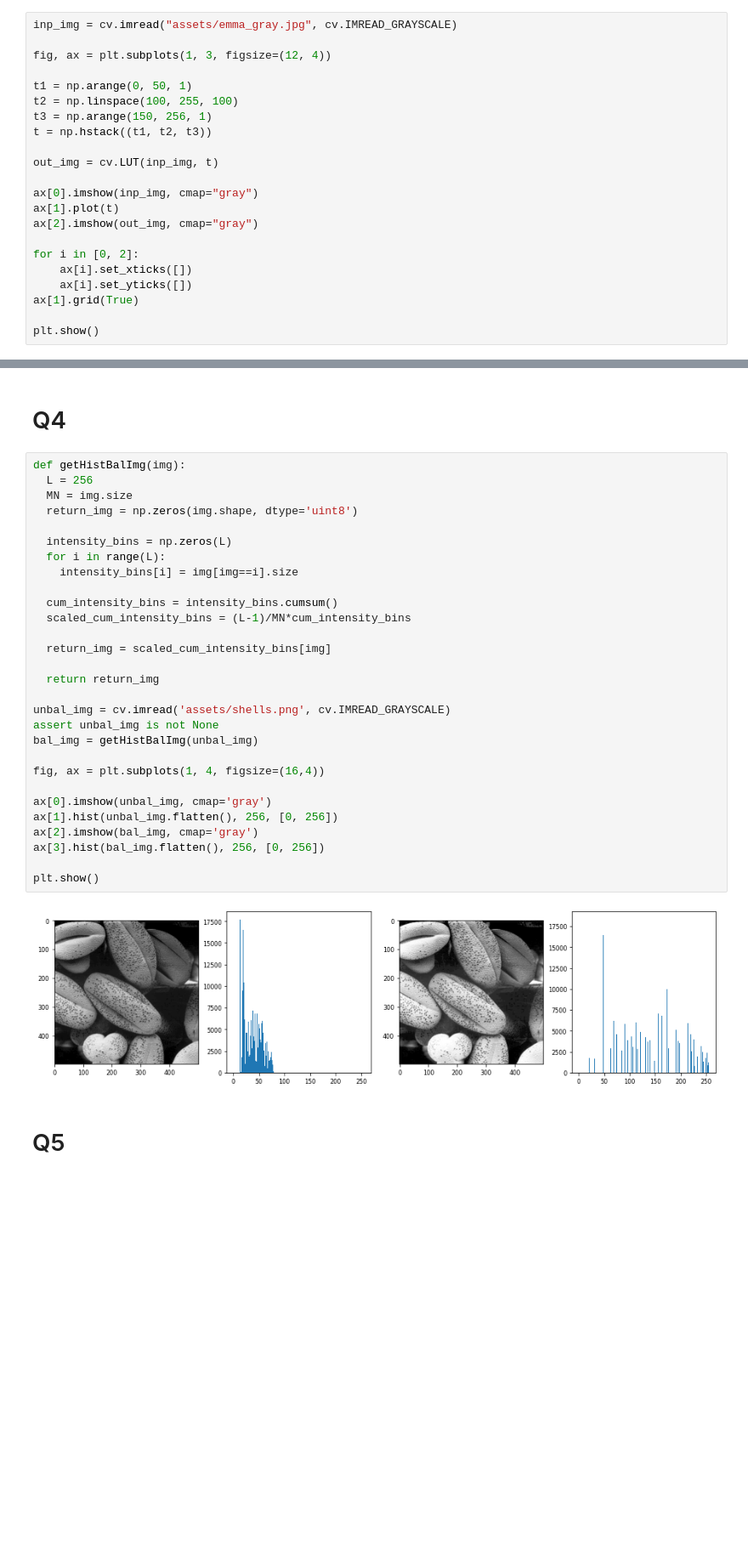
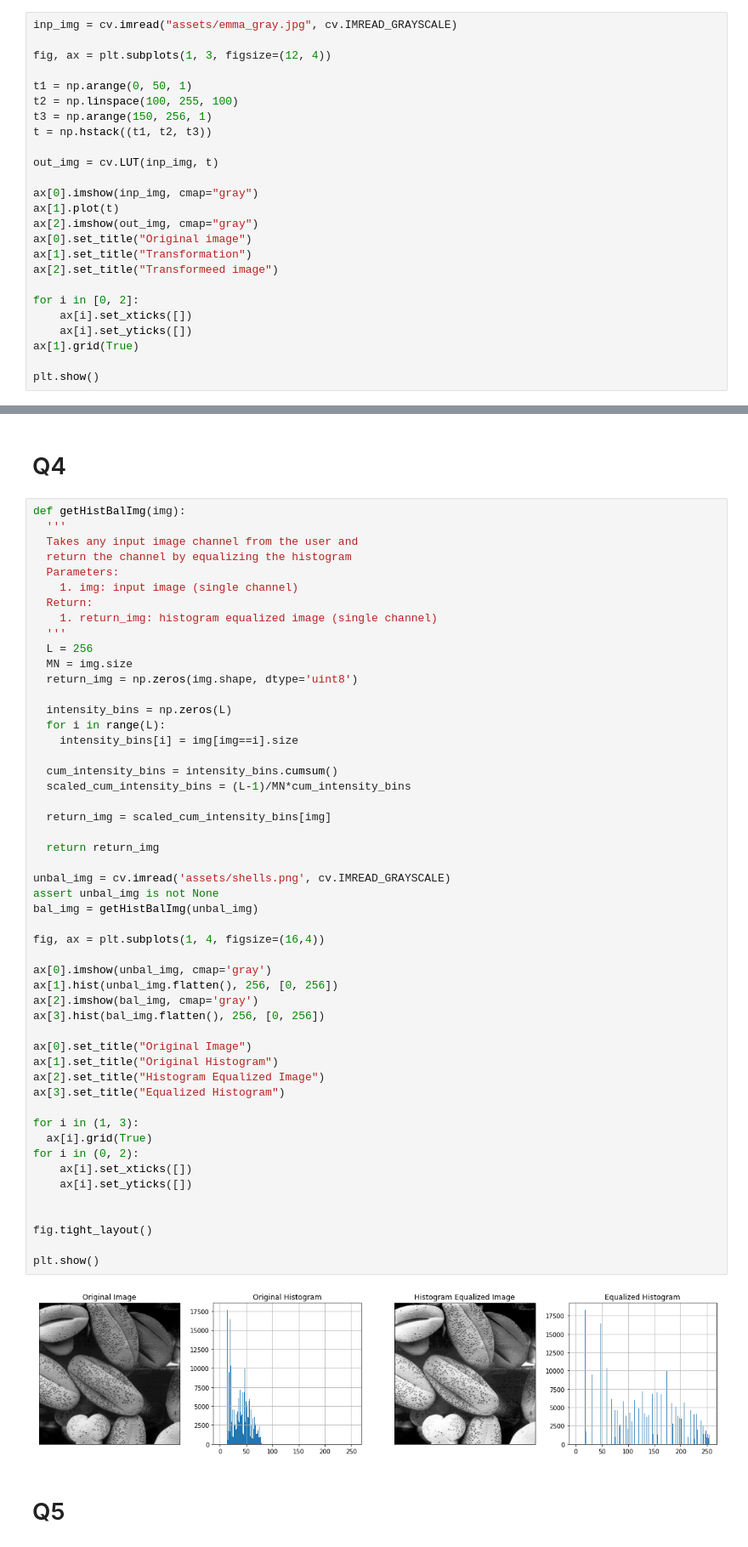
Before and after one commit to Avishka-Perera/UoM-S4-EN2550-Assignments, a Jupyter notebook: Answers/Assignment-1/assignment-1.ipynb, the cells around one changed output, grey strips where cells are left out. Shown at 85% size. Cells and saved outputs as stored; diff of their text form; blank space fills up the shorter version.

```diff
--- a/Answers/Assignment-1/assignment-1.ipynb
+++ b/Answers/Assignment-1/assignment-1.ipynb
@@ -20,6 +21,9 @@ out_img = cv.LUT(inp_img, t)
 ax[0].imshow(inp_img, cmap="gray")
 ax[1].plot(t)
 ax[2].imshow(out_img, cmap="gray")
+ax[0].set_title("Original image")
+ax[1].set_title("Transformation")
+ax[2].set_title("Transformeed image")
 
 for i in [0, 2]:
     ax[i].set_xticks([])
@@ -149,35 +154,57 @@ plt.show()
 # Q4
 # %%
 def getHistBalImg(img):
+  '''
+  Takes any input image channel from the user and
+  return the channel by equalizing the histogram
+  Parameters:
+    1. img: input image (single channel)
+  Return:
+    1. return_img: histogram equalized image (single channel)
+  '''
   L = 256
   MN = img.size
   return_img = np.zeros(img.shape, dtype='uint8')
 
   intensity_bins = np.zeros(L)
   for i in range(L):
     intensity_bins[i] = img[img==i].size
 
   cum_intensity_bins = intensity_bins.cumsum()
   scaled_cum_intensity_bins = (L-1)/MN*cum_intensity_bins
 
   return_img = scaled_cum_intensity_bins[img]
 
   return return_img
 
 unbal_img = cv.imread('assets/shells.png', cv.IMREAD_GRAYSCALE)
 assert unbal_img is not None
 bal_img = getHistBalImg(unbal_img)
 
 fig, ax = plt.subplots(1, 4, figsize=(16,4))
 
 ax[0].imshow(unbal_img, cmap='gray')
 ax[1].hist(unbal_img.flatten(), 256, [0, 256])
 ax[2].imshow(bal_img, cmap='gray')
 ax[3].hist(bal_img.flatten(), 256, [0, 256])
 
+ax[0].set_title("Original Image")
+ax[1].set_title("Original Histogram")
+ax[2].set_title("Histogram Equalized Image")
+ax[3].set_title("Equalized Histogram")
+
+for i in (1, 3):
+  ax[i].grid(True)
+for i in (0, 2):
+    ax[i].set_xticks([])
+    ax[i].set_yticks([])
+
+
+fig.tight_layout()
+
 plt.show()
 # %% [output]
-[figure, old version]
+[figure, new version]
 # %% [markdown]
 # Q5
 # %%
```
Also changed, not shown: parts of 21 cells of this notebook, 29 other files.
